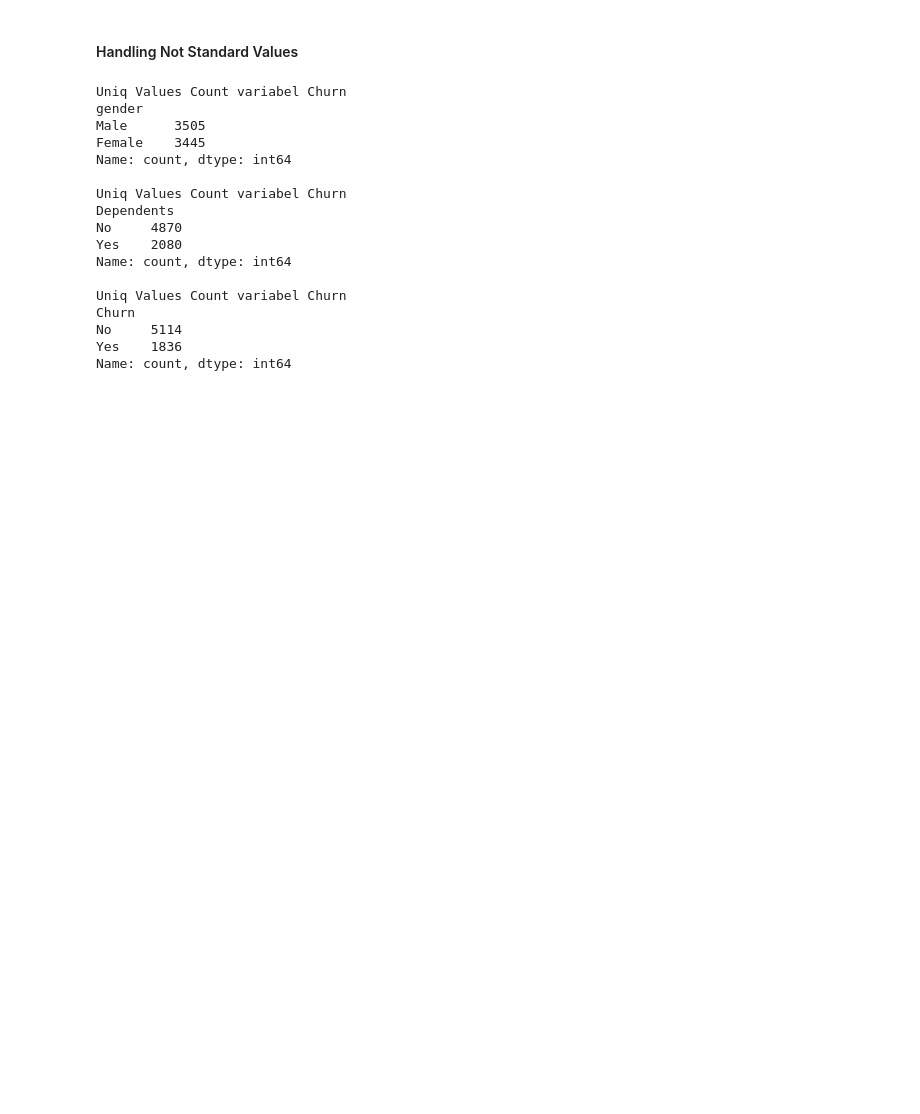
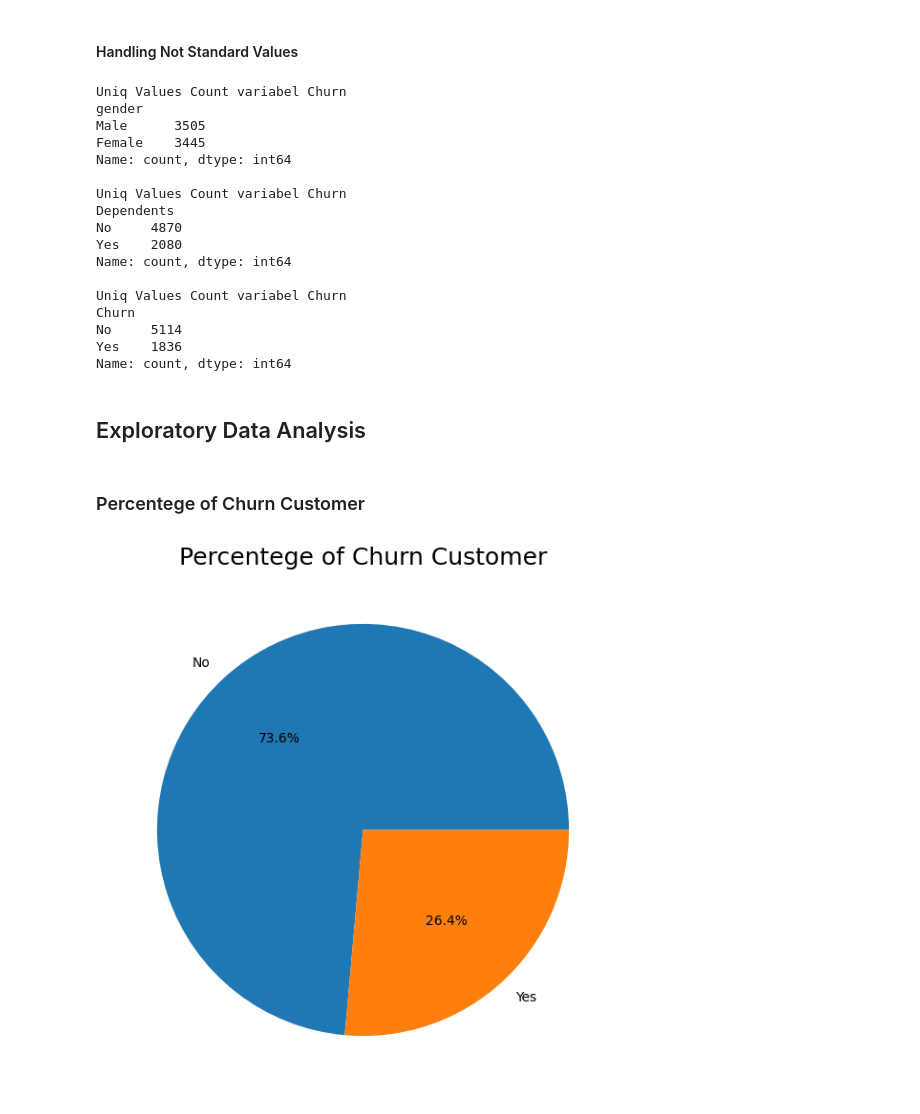
Before and after one commit to rahmi-ind/customer_churn_prediction, a Jupyter notebook: notebook.ipynb, the cells around one changed output. Drawn from its saved outputs; the diff is of its cells as text; code cells hidden in the pictures; blank space fills up the shorter version.

```diff
--- a/notebook.ipynb
+++ b/notebook.ipynb
@@ -255,3 +255,17 @@ Churn
 No     5114
 Yes    1836
 Name: count, dtype: int64
+# %% [markdown]
+## Exploratory Data Analysis
+# %% [markdown]
+### Percentege of Churn Customer
+# %%
+labels = ['No', 'Yes']
+churn = df_load.Churn.value_counts()
+
+plt.figure(figsize=(7,7))
+plt.pie(churn, labels=labels, autopct='%1.1f%%')
+plt.title('Percentege of Churn Customer', loc='center', fontsize=18)
+plt.show()
+# %% [output]
+[figure, added]
```
Also changed, not shown: parts of 20 cells of this notebook.
